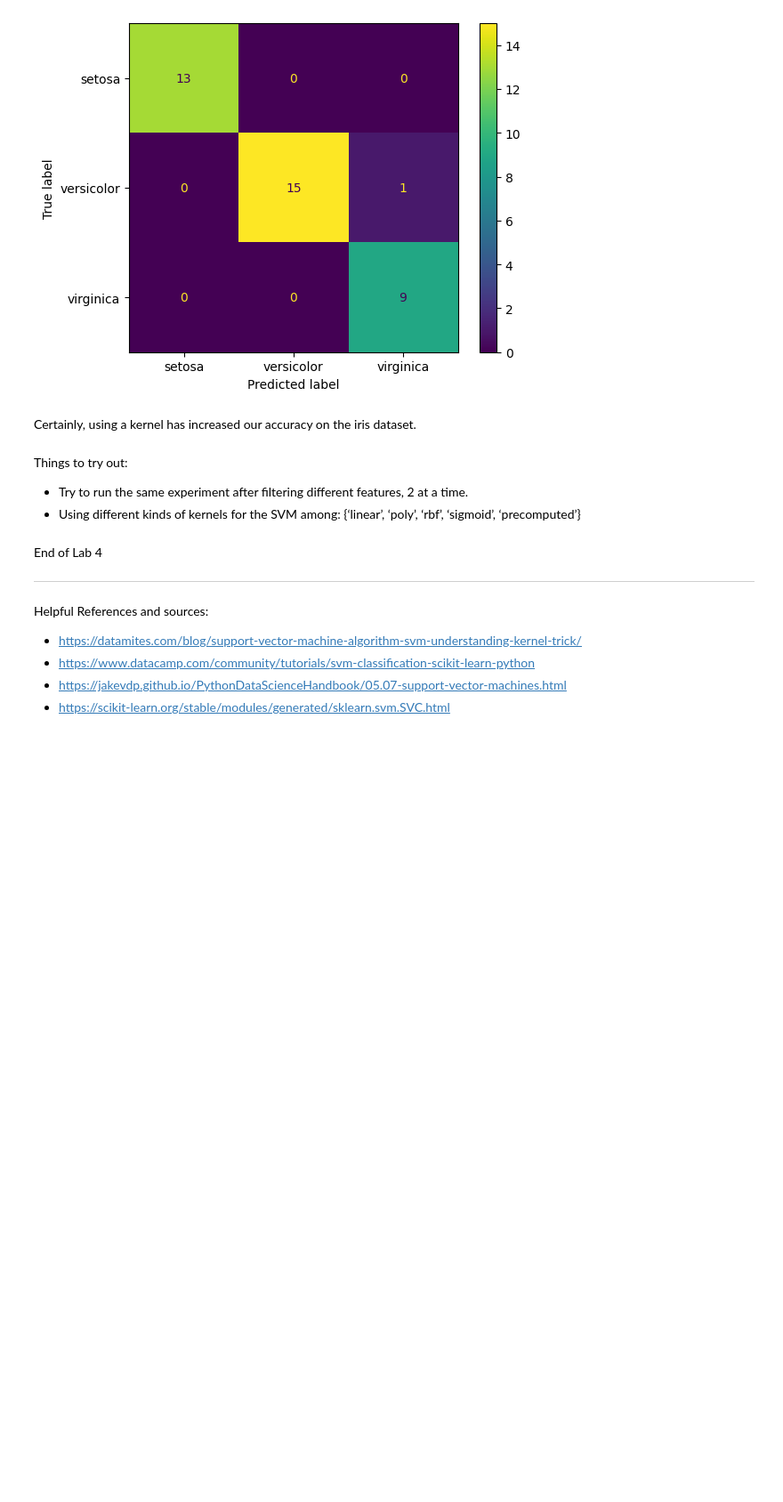
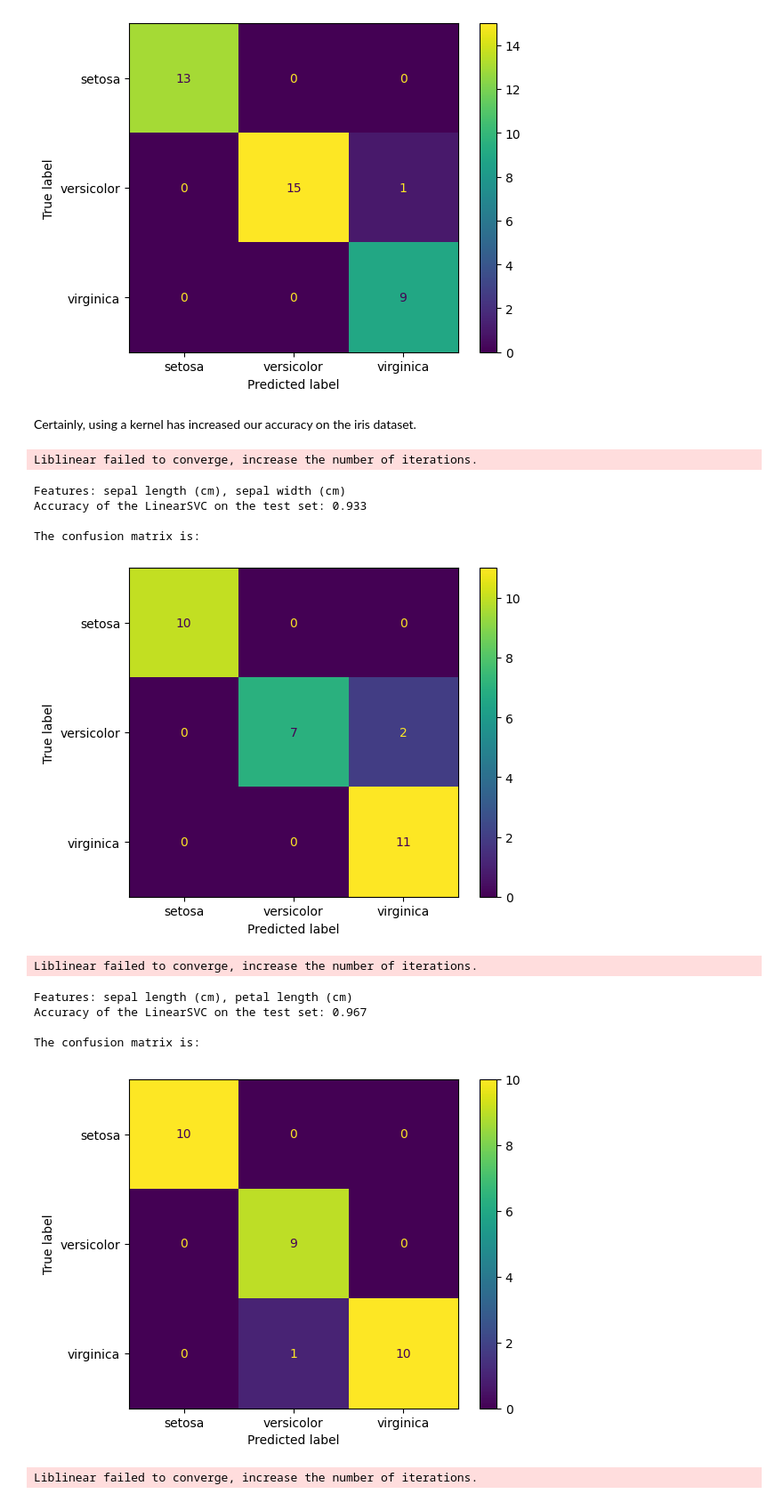
Before and after one commit to ChinnapureddySowmya/FMML-LAB-1, a Jupyter notebook: FMML_Module4_Lab4_2024.ipynb, the cells around one changed output. Shown at 89% size. Drawn from its saved outputs; the diff is of its cells as text; code cells hidden in the pictures; blank space fills up the shorter version.

```diff
--- a/FMML_Module4_Lab4_2024.ipynb
+++ b/FMML_Module4_Lab4_2024.ipynb
@@ -248,18 +248,66 @@ The confusion matrix is :
 [figure]
 # %% [markdown]
 Certainly, using a kernel has increased our accuracy on the iris dataset.
-# %% [markdown]
-Things to try out:
-- Try to run the same experiment after filtering different features, 2 at a time.
-- Using different kinds of kernels for the SVM among: {‘linear’, ‘poly’, ‘rbf’, ‘sigmoid’, ‘precomputed’}
-# %% [markdown]
-End of Lab 4
-
----
-
-Helpful References and sources:
-
-- https://datamites.com/blog/support-vector-machine-algorithm-svm-understanding-kernel-trick/
-- https://www.datacamp.com/community/tutorials/svm-classification-scikit-learn-python
-- https://jakevdp.github.io/PythonDataScienceHandbook/05.07-support-vector-machines.html
-- https://scikit-learn.org/stable/modules/generated/sklearn.svm.SVC.html
+# %%
+from sklearn import svm
+from sklearn.metrics import accuracy_score, confusion_matrix, ConfusionMatrixDisplay
+import matplotlib.pyplot as plt
+from sklearn.datasets import load_iris
+from sklearn.model_selection import train_test_split
+
+# Load the Iris dataset
+iris = load_iris()
+
+# Selecting different feature combinations (2 features at a time)
+feature_combinations = [
+    (0, 1),  # Using features at indices 0 and 1
+    (0, 2),  # Using features at indices 0 and 2
+    (0, 3),  # Using features at indices 0 and 3
+    (1, 2),  # Using features at indices 1 and 2
+    (1, 3),  # Using features at indices 1 and 3
+    (2, 3)   # Using features at indices 2 and 3
+]
+
+for features in feature_combinations:
+    # Selecting the features based on the indices
+    X = iris.data[:, features]
+    y = iris.target
+
+    # Split the data into training and testing sets
+    X_train, X_test, y_train, y_test = train_test_split(X, y, test_size=0.2, random_state=42)
+
+    # Initialize and train the LinearSVC model
+    clf = svm.LinearSVC()
+    clf.fit(X_train, y_train)
+
+    # Predict using the trained model
+    y_pred = clf.predict(X_test)
+
+    # Calculate accuracy
+    accuracy = accuracy_score(y_test, y_pred)
+    print(f"Features: {iris.feature_names[features[0]]}, {iris.feature_names[features[1]]}")
+    print("Accuracy of the LinearSVC on the test set: {:.3f}\n".format(accuracy))
+
+    # Display confusion matrix
+    class_names = iris.target_names
+    print("The confusion matrix is:")
+    cm = confusion_matrix(y_test, y_pred)
+
+    disp = ConfusionMatrixDisplay(confusion_matrix=cm, display_labels=class_names)
+    disp.plot(cmap='viridis', values_format='.0f')
+
+    plt.show()
+# %% [output]
+Liblinear failed to converge, increase the number of iterations.
+Features: sepal length (cm), sepal width (cm)
+Accuracy of the LinearSVC on the test set: 0.933
+
+The confusion matrix is:
+[figure, added]
+Liblinear failed to converge, increase the number of iterations.
+Features: sepal length (cm), petal length (cm)
+Accuracy of the LinearSVC on the test set: 0.967
+
+The confusion matrix is:
+[figure, added]
+Liblinear failed to converge, increase the number of iterations.
```
Also changed, not shown: parts of 2 cells of this notebook.
